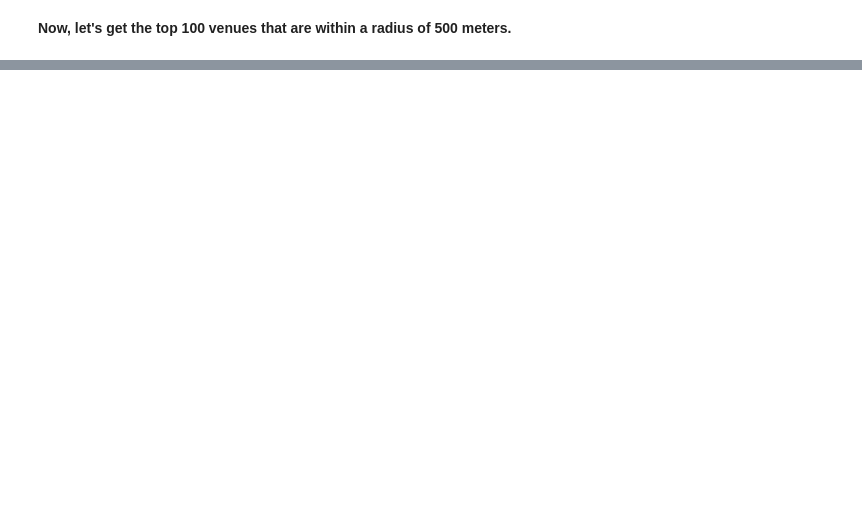
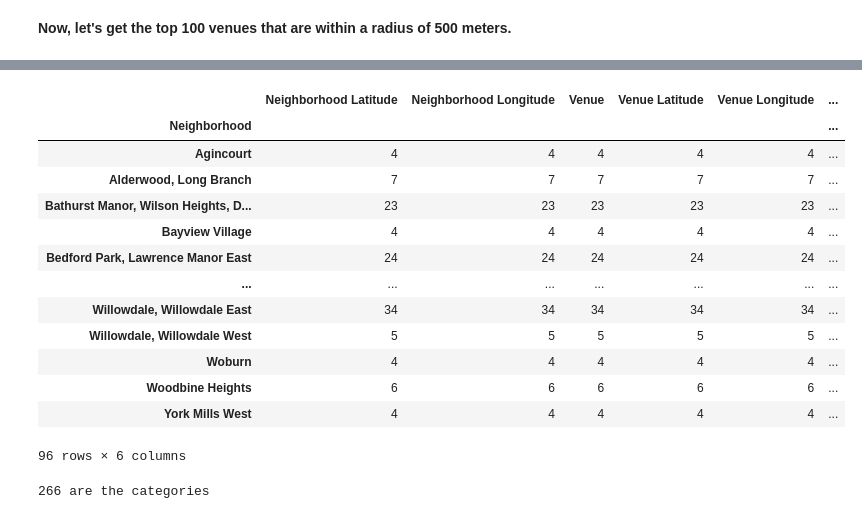
Before and after one commit to olegna1984/Coursera_Capstone, a Jupyter notebook: Segmenting and Clustering Toronto.ipynb, the cells around one changed output, grey strips where cells are left out. Cells and saved outputs as stored; diff of their text form; code cells hidden in the pictures; blank space fills up the shorter version.

```diff
--- a/Segmenting and Clustering Toronto.ipynb
+++ b/Segmenting and Clustering Toronto.ipynb
@@ -298,0 +114,4 @@ map_toronto
+# %%
+# merging the dataframes
+df = pd.merge(toronto_df_new, coordinates_df, on='PostalCode')
+df
@@ -298,0 +143,9 @@ map_toronto
+# %%
+address = 'Toronto, ON, Canada'
+
+geolocator = Nominatim(user_agent='toronto_explorer')
+location = geolocator.geocode(address)
+latitude = location.latitude
+longitude = location.longitude
+
+print(f'The geographical coordinates of Toronto is {latitude}, {longitude}')
@@ -570,24 +190,0 @@ toronto_merged
-# %%
-#create map
-map_clusters = folium.Map(location=[latitude, longitude], zoom_start=11)
-
-#set color scheme for the clusters
-x = np.arange(kclusters)
-ys = [i+x+(i*x)**2 for i in range(kclusters)]
-colors_array = cm.rainbow(np.linspace(0, 1, len(ys)))
-rainbow = [colors.rgb2hex(i) for i in colors_array]
-
-#add markers to the map
-markers_colors = []
-for lat, lon, post, bor, poi, cluster in zip(toronto_merged['Latitude'], toronto_merged['Longitude'], toronto_merged['PostalCode'], toronto_merged['Borough'], toronto_merged['Neighborhood'], toronto_merged['Cluster Labels']):
-    label = folium.Popup('{} ({}): {} - Cluster {}'.format(bor, post, poi, cluster), parse_html=True)
-    folium.CircleMarker(
-        [lat, lon],
-        radius=5,
-        popup=label,
-        color=rainbow[cluster-1],
-        fill=True,
-        fill_color=rainbow[cluster-1],
-        fill_opacity=0.7).add_to(map_clusters)
-
-map_clusters
@@ -648,0 +234,4 @@ toronto_merged.loc[toronto_merged['Cluster Labels'] == 4, toronto_merged.columns
+# %%
+toronto_venues = getNearbyVenues(names=df['Neighborhood'],
+                                latitudes=df['Latitude'],
+                                longitudes=df['Longitude'])
@@ -648,0 +269,21 @@ toronto_merged.loc[toronto_merged['Cluster Labels'] == 4, toronto_merged.columns
+# %%
+toronto_venues.groupby('Neighborhood').count()
+# %% [output]
+|  | Neighborhood Latitude | Neighborhood Longitude | Venue | Venue Latitude | Venue Longitude | ... |
+| Neighborhood |  |  |  |  |  | ... |
+| Agincourt | 4 | 4 | 4 | 4 | 4 | ... |
+| Alderwood, Long Branch | 7 | 7 | 7 | 7 | 7 | ... |
+| Bathurst Manor, Wilson Heights, D... | 23 | 23 | 23 | 23 | 23 | ... |
+| Bayview Village | 4 | 4 | 4 | 4 | 4 | ... |
+| Bedford Park, Lawrence Manor East | 24 | 24 | 24 | 24 | 24 | ... |
+| ... | ... | ... | ... | ... | ... | ... |
+| Willowdale, Willowdale East | 34 | 34 | 34 | 34 | 34 | ... |
+| Willowdale, Willowdale West | 5 | 5 | 5 | 5 | 5 | ... |
+| Woburn | 4 | 4 | 4 | 4 | 4 | ... |
+| Woodbine Heights | 6 | 6 | 6 | 6 | 6 | ... |
+| York Mills West | 4 | 4 | 4 | 4 | 4 | ... |
+96 rows × 6 columns
+# %%
+print(f'{toronto_venues["Venue Category"].nunique()} are the categories')
+# %% [output]
+266 are the categories
```
Also changed, not shown: parts of 102 cells of this notebook.
